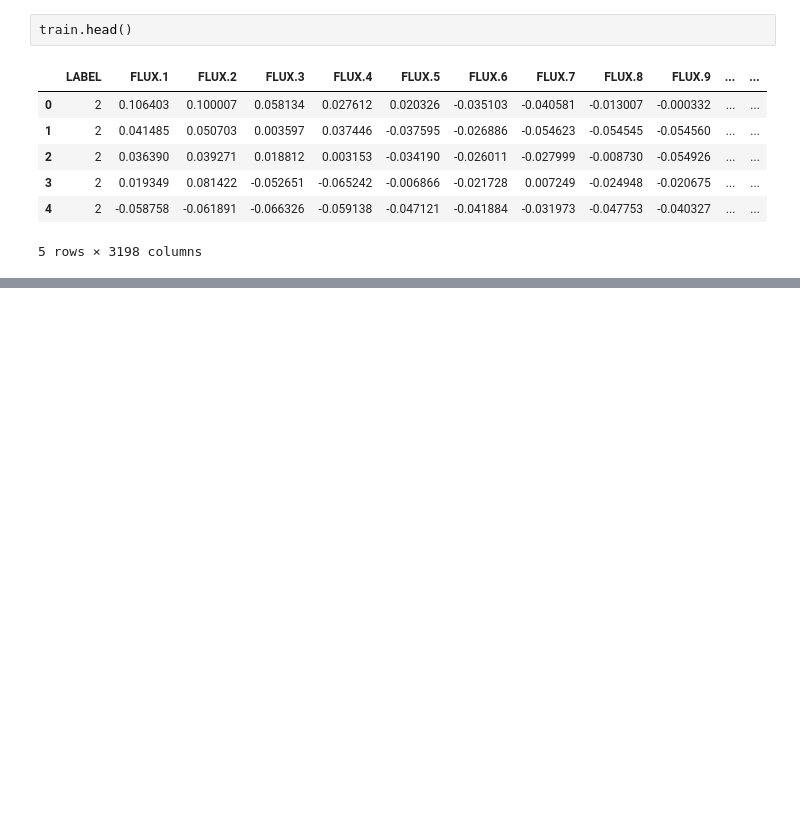
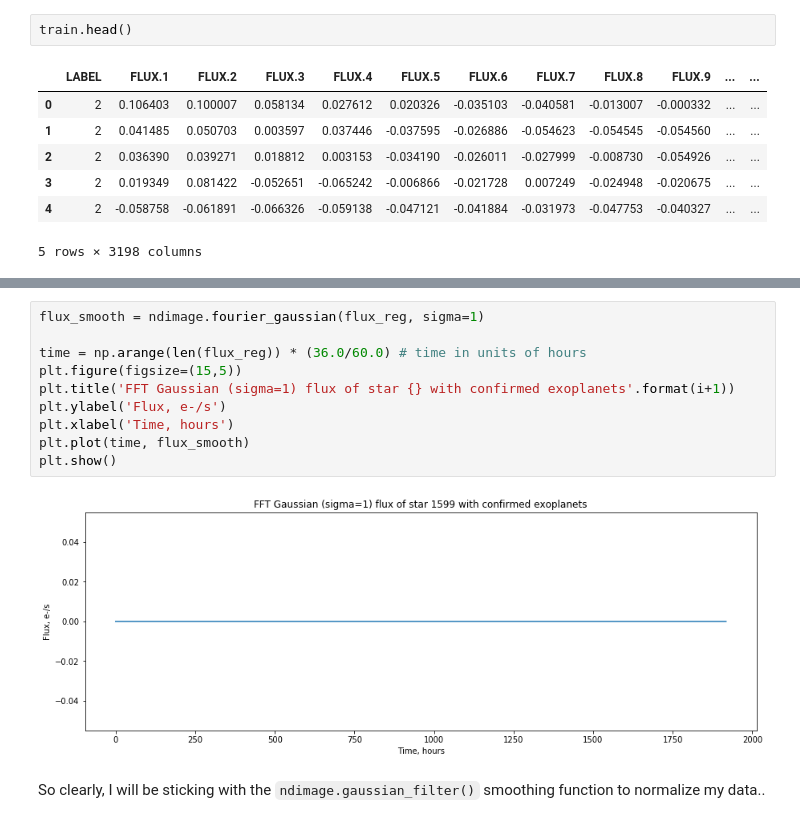
Before and after one commit to jvichare/exoplanet-predictions, a Jupyter notebook: data_exploration.ipynb, the cells around one changed output, grey strips where cells are left out. Saved outputs shown, nothing was run; the diff lists cells and outputs as text; blank space fills up the shorter version.

```diff
--- a/data_exploration.ipynb
+++ b/data_exploration.ipynb
@@ -203,0 +224,14 @@ train.head()
+# %%
+flux_smooth = ndimage.fourier_gaussian(flux_reg, sigma=1)
+
+time = np.arange(len(flux_reg)) * (36.0/60.0) # time in units of hours
+plt.figure(figsize=(15,5))
+plt.title('FFT Gaussian (sigma=1) flux of star {} with confirmed exoplanets'.format(i+1))
+plt.ylabel('Flux, e-/s')
+plt.xlabel('Time, hours')
+plt.plot(time, flux_smooth)
+plt.show()
+# %% [output]
+[figure, added]
+# %% [markdown]
+So clearly, I will be sticking with the `ndimage.gaussian_filter()` smoothing function to normalize my data..
```
Also changed, not shown: parts of 24 cells of this notebook.
